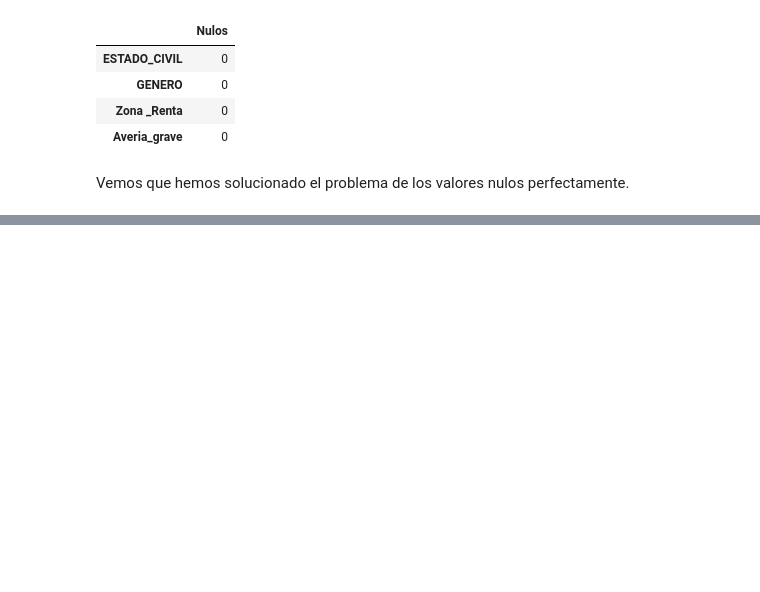
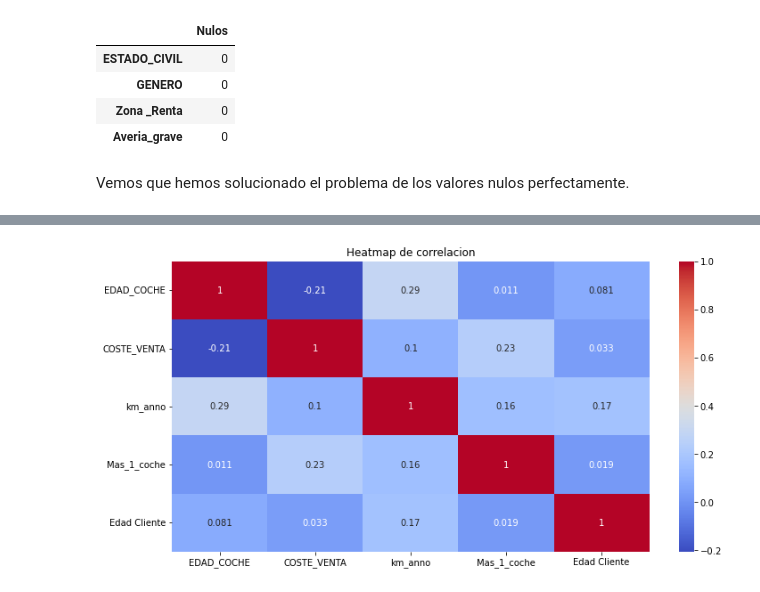
Before and after one commit to pelahumi/Modelo-Propension, a Jupyter notebook: fix_data.ipynb, the cells around one changed output, grey strips where cells are left out. Drawn from its saved outputs; the diff is of its cells as text; code cells hidden in the pictures; blank space fills up the shorter version.

```diff
--- a/fix_data.ipynb
+++ b/fix_data.ipynb
@@ -82,0 +99,11 @@ Vemos que hemos solucionado el problema de los valores nulos perfectamente.
+# %%
+df.drop(['Tiempo', 'Revisiones'], axis=1, inplace=True)
+# %%
+num_col = df.select_dtypes(include = ['float64', 'int64']).columns
+corr = df[num_col].corr()
+plt.figure(figsize=(12, 6))
+sns.heatmap(corr, annot=True, cmap='coolwarm')
+plt.title('Heatmap de correlacion')
+plt.show()
+# %% [output]
+[figure, added]
```
Also changed, not shown: parts of 6 cells of this notebook, 1 other file.
